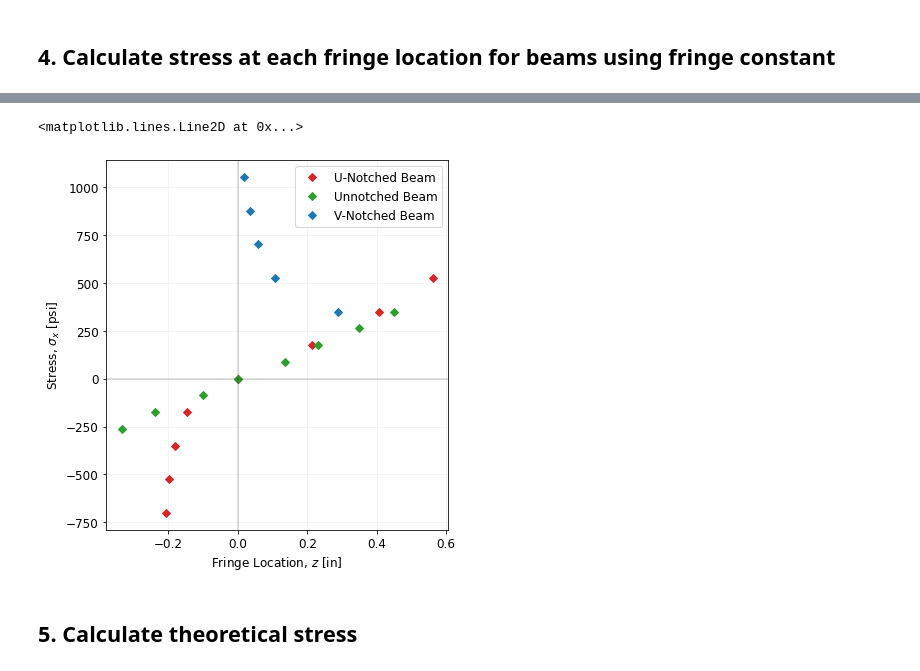
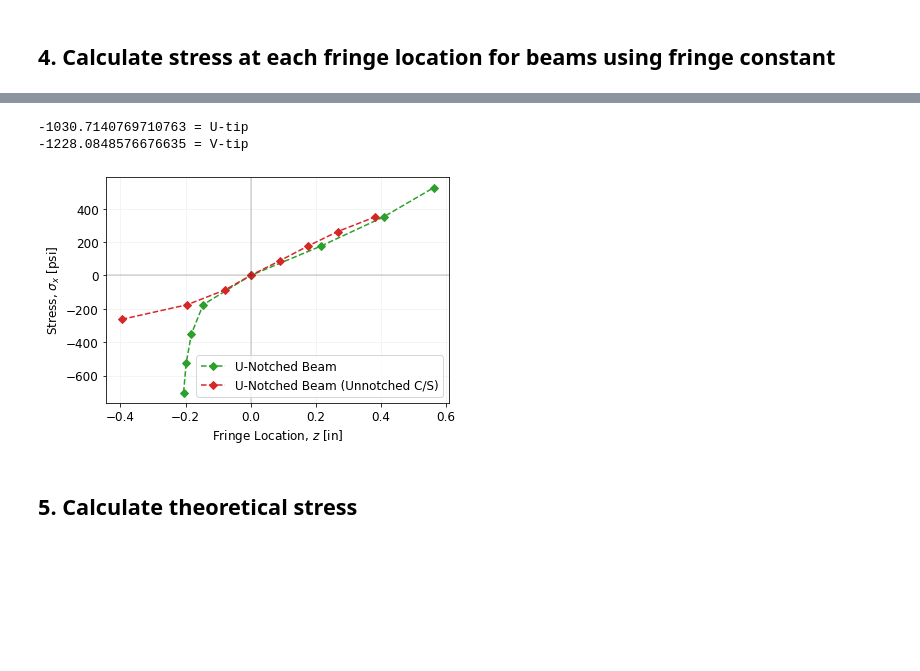
Before and after one commit to shyamthyagarajan/ae461, a Jupyter notebook: Lab 2/Lab 2 Results and Discussion.ipynb, the cells around one changed output, grey strips where cells are left out. Cells and saved outputs as stored; diff of their text form; code cells hidden in the pictures; blank space fills up the shorter version.

```diff
--- a/Lab 2/Lab 2 Results and Discussion.ipynb
+++ b/Lab 2/Lab 2 Results and Discussion.ipynb
@@ -70,38 +147,40 @@ print(f_sigma)
+# %%
+# curve fit to calculate experimental max stress at tip
+calc_stress_u = np.polyval(np.polyfit(z_u_notch[:2,1],fringe_stress(z_u_notch[:2,0]),1),tip_u_notch)
+calc_stress_v = np.polyval(np.polyfit(np.array([0.018-location_0,0.036-location_0]),fringe_stress(np.array([-6,-5])),1),tip_v_notch)
+
+print(calc_stress_u, '= U-tip')
+print(calc_stress_v, '= V-tip')
+# %% [output]
+-1030.7140769710763 = U-tip
+-1228.0848576676635 = V-tip
 # %%
-# store fringe number and location data in an array
 # (fringe number n, location z)
 z_u_notch = np.array(([-4, 0.015-0.221],[-3,0.023-0.221],[-2,0.039-0.221],[-1,0.075-0.221],
                       [0, 0.221-0.221], [1, 0.436-0.221], [2, 0.629-0.221], [3, 0.783-0.221]))
 
-z_no_notch = np.array(([-1.5,0.187-0.522],[-1, 0.284-0.522], [-0.5,0.422-0.522],[0,0], [0.5,0.657-0.522],[1,(0.754-0.522)],[1.5,.872-.522], [2,(0.973-0.522)]))
-z_v_notch = np.array(([2, 0.289], [3, 0.107], [4, 0.057], [5, 0.036], [6, 0.018]))
-
-# calculate stress from fringe number
-h = thickness
-def fringe_stress(n):
-    return n*f_sigma/h
+z_u_notch_far = np.array(([-1.5,0.214-0.610],[-1,0.415-0.610],[-0.5,0.530-0.610],
+                         [0,0.610-0.610],[0.5,0.699-0.610],[1,0.785-0.610],[1.5,0.877-0.610],[2,0.992-0.610]))
 
 # plot
-fig = plt.figure(figsize=(6,6), tight_layout=True)
+fig = plt.figure(figsize=(6,4), tight_layout=True)
 ax1 = fig.add_subplot(111)
 
-ax1.plot(z_u_notch[:,1], fringe_stress(z_u_notch[:,0]), 'D', color='tab:red', label=r'U-Notched Beam')
-ax1.plot(z_no_notch[:,1], fringe_stress(z_no_notch[:,0]), 'D', color='tab:green', label=r'Unnotched Beam')
-ax1.plot(z_v_notch[:,1], fringe_stress(z_v_notch[:,0]), 'D', color='tab:blue', label=r'V-Notched Beam')
+ax1.plot(z_u_notch[:,1], fringe_stress(z_u_notch[:,0]), 'D--', color='tab:green', label=r'U-Notched Beam')
+ax1.plot(z_u_notch_far[:,1], fringe_stress(z_u_notch_far[:,0]), 'D--', color='tab:red', label=r'U-Notched Beam (Unnotched C/S)')
 
 ax1.set_xlabel( r'Fringe Location, $z$ [in]',fontsize=12)
 ax1.set_ylabel( r'Stress, $\sigma_x$ [psi]',fontsize=12)
 
 ax1.legend(fontsize=12)
 ax1.tick_params(labelsize=12)
 ax1.grid(color='0.95')
 ax1.axvline(0,color='k',linewidth=0.25)
 ax1.axhline(0,color='k',linewidth=0.25)
 
-# plt.savefig('stress_vs_location.png')
+plt.savefig('notch_vs_unnotched.png')
 # %% [output]
-<matplotlib.lines.Line2D at 0x...>
-[figure, old version]
+[figure, new version]
 # %% [markdown]
 ## 5. Calculate theoretical stress
 # %%
```
Also changed, not shown: parts of 1 cell of this notebook, 2 other files.
